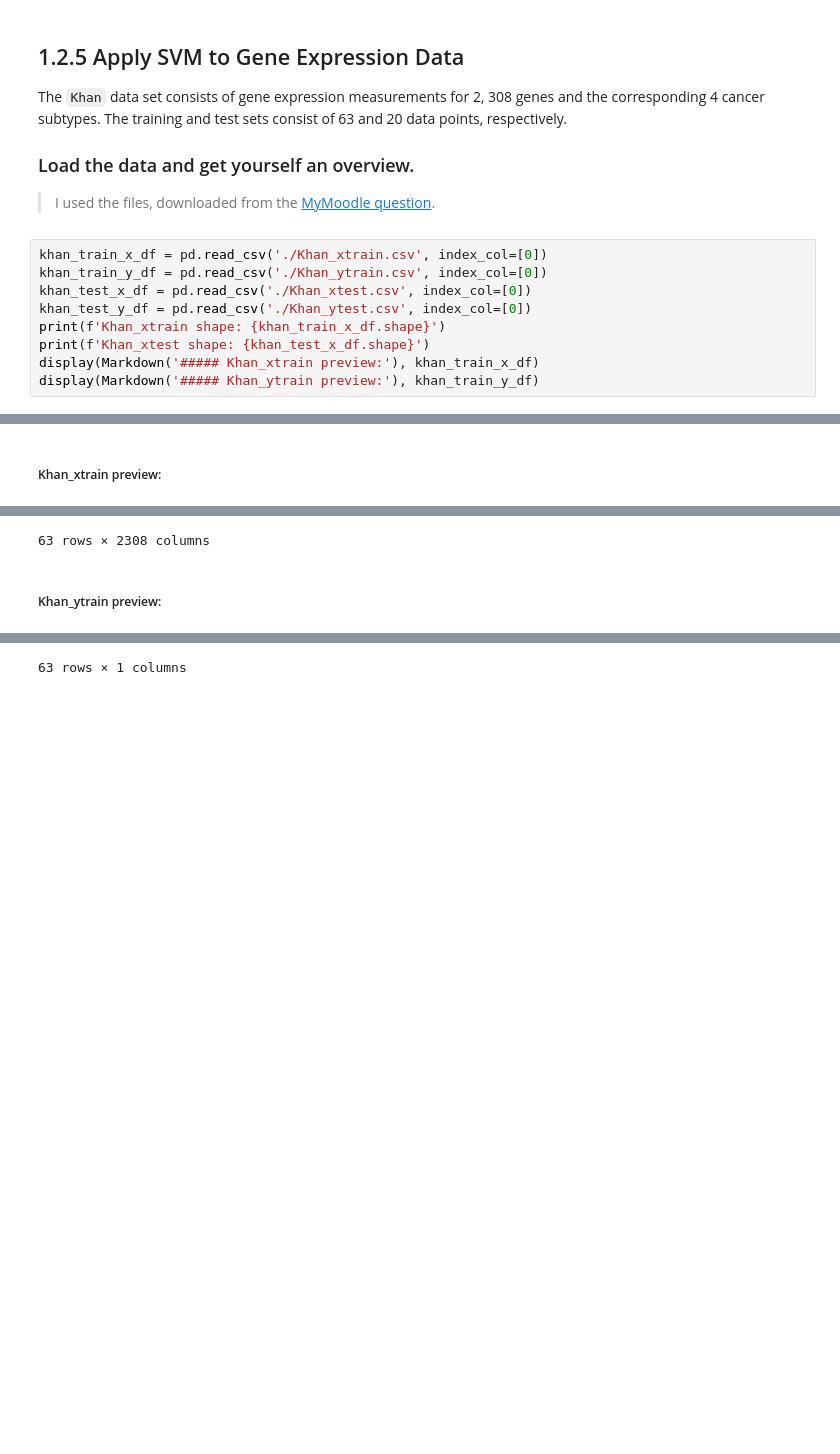
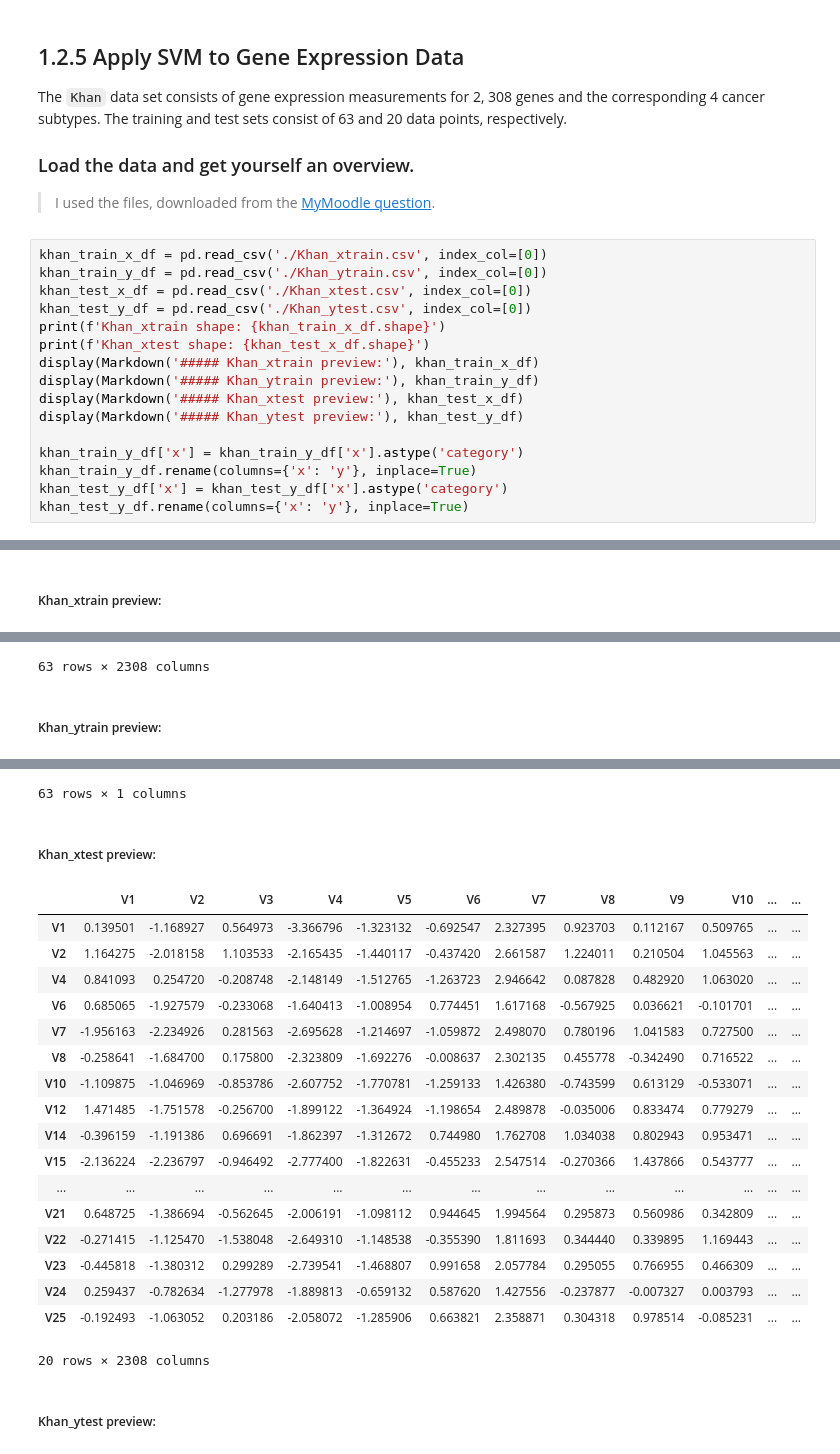
Before and after one commit to shevchenkobn/ml-practice, a Jupyter notebook: a7/a7.ipynb, the cells around one changed output, grey strips where cells are left out. Drawn from its saved outputs; the diff is of its cells as text; blank space fills up the shorter version.

```diff
--- a/a7/a7.ipynb
+++ b/a7/a7.ipynb
@@ -638,34 +634,61 @@ print(f'Khan_xtrain shape: {khan_train_x_df.shape}')
 print(f'Khan_xtest shape: {khan_test_x_df.shape}')
 display(Markdown('##### Khan_xtrain preview:'), khan_train_x_df)
 display(Markdown('##### Khan_ytrain preview:'), khan_train_y_df)
+display(Markdown('##### Khan_xtest preview:'), khan_test_x_df)
+display(Markdown('##### Khan_ytest preview:'), khan_test_y_df)
+
+khan_train_y_df['x'] = khan_train_y_df['x'].astype('category')
+khan_train_y_df.rename(columns={'x': 'y'}, inplace=True)
+khan_test_y_df['x'] = khan_test_y_df['x'].astype('category')
+khan_test_y_df.rename(columns={'x': 'y'}, inplace=True)
 # %% [output]
 Khan_xtrain shape: (63, 2308)
 Khan_xtest shape: (20, 2308)
 ##### Khan_xtrain preview:
 |  | V1 | V2 | V3 | V4 | V5 | V6 | V7 | V8 | V9 | V10 | ... | ... |
 | V1 | 0.773344 | -2.438405 | -0.482562 | -2.721135 | -1.217058 | 0.827809 | 1.342604 | 0.057042 | 0.133569 | 0.565427 | ... | ... |
 | V2 | -0.078178 | -2.415754 | 0.412772 | -2.825146 | -0.626236 | 0.054488 | 1.429498 | -0.120249 | 0.456792 | 0.159053 | ... | ... |
 | V3 | -0.084469 | -1.649739 | -0.241308 | -2.875286 | -0.889405 | -0.027474 | 1.159300 | 0.015676 | 0.191942 | 0.496585 | ... | ... |
 | V4 | 0.965614 | -2.380547 | 0.625297 | -1.741256 | -0.845366 | 0.949687 | 1.093801 | 0.819736 | -0.284620 | 0.994732 | ... | ... |
 | V5 | 0.075664 | -1.728785 | 0.852626 | 0.272695 | -1.841370 | 0.327936 | 1.251219 | 0.771450 | 0.030917 | 0.278313 | ... | ... |
 | ... | ... | ... | ... | ... | ... | ... | ... | ... | ... | ... | ... | ... |
 | V59 | -2.683846 | -2.117767 | -0.523236 | -2.174192 | -0.448947 | 0.543022 | 1.338731 | 0.194250 | 0.599276 | 0.637370 | ... | ... |
 | V60 | -1.207646 | -2.478130 | 0.094310 | 0.273456 | -1.113218 | -0.283690 | 1.105985 | 0.801284 | 0.381582 | 0.714811 | ... | ... |
 | V61 | -1.684161 | -2.053384 | 0.563835 | 0.314446 | -2.052605 | -0.630172 | 1.570967 | 0.137324 | 1.036985 | 0.973654 | ... | ... |
 | V62 | -2.258568 | -2.308603 | -1.443076 | 0.233094 | -1.779633 | -0.030665 | 1.532665 | -0.408419 | 0.795162 | 0.376242 | ... | ... |
 | V63 | -1.146333 | -3.007805 | -0.029326 | 0.237835 | -2.859455 | 0.042293 | 1.318417 | -0.540426 | 0.183071 | 0.503438 | ... | ... |
 63 rows × 2308 columns
 ##### Khan_ytrain preview:
 |  | x |
 | 1 | 2 |
 | 2 | 2 |
 | 3 | 2 |
 | 4 | 2 |
 | 5 | 2 |
 | ... | ... |
 | 59 | 1 |
 | 60 | 1 |
 | 61 | 1 |
 | 62 | 1 |
 | 63 | 1 |
 63 rows × 1 columns
+##### Khan_xtest preview:
+|  | V1 | V2 | V3 | V4 | V5 | V6 | V7 | V8 | V9 | V10 | ... | ... |
+| V1 | 0.139501 | -1.168927 | 0.564973 | -3.366796 | -1.323132 | -0.692547 | 2.327395 | 0.923703 | 0.112167 | 0.509765 | ... | ... |
+| V2 | 1.164275 | -2.018158 | 1.103533 | -2.165435 | -1.440117 | -0.437420 | 2.661587 | 1.224011 | 0.210504 | 1.045563 | ... | ... |
+| V4 | 0.841093 | 0.254720 | -0.208748 | -2.148149 | -1.512765 | -1.263723 | 2.946642 | 0.087828 | 0.482920 | 1.063020 | ... | ... |
+| V6 | 0.685065 | -1.927579 | -0.233068 | -1.640413 | -1.008954 | 0.774451 | 1.617168 | -0.567925 | 0.036621 | -0.101701 | ... | ... |
+| V7 | -1.956163 | -2.234926 | 0.281563 | -2.695628 | -1.214697 | -1.059872 | 2.498070 | 0.780196 | 1.041583 | 0.727500 | ... | ... |
+| V8 | -0.258641 | -1.684700 | 0.175800 | -2.323809 | -1.692276 | -0.008637 | 2.302135 | 0.455778 | -0.342490 | 0.716522 | ... | ... |
+| V10 | -1.109875 | -1.046969 | -0.853786 | -2.607752 | -1.770781 | -1.259133 | 1.426380 | -0.743599 | 0.613129 | -0.533071 | ... | ... |
+| V12 | 1.471485 | -1.751578 | -0.256700 | -1.899122 | -1.364924 | -1.198654 | 2.489878 | -0.035006 | 0.833474 | 0.779279 | ... | ... |
+| V14 | -0.396159 | -1.191386 | 0.696691 | -1.862397 | -1.312672 | 0.744980 | 1.762708 | 1.034038 | 0.802943 | 0.953471 | ... | ... |
+| V15 | -2.136224 | -2.236797 | -0.946492 | -2.777400 | -1.822631 | -0.455233 | 2.547514 | -0.270366 | 1.437866 | 0.543777 | ... | ... |
+| ... | ... | ... | ... | ... | ... | ... | ... | ... | ... | ... | ... | ... |
+| V21 | 0.648725 | -1.386694 | -0.562645 | -2.006191 | -1.098112 | 0.944645 | 1.994564 | 0.295873 | 0.560986 | 0.342809 | ... | ... |
+| V22 | -0.271415 | -1.125470 | -1.538048 | -2.649310 | -1.148538 | -0.355390 | 1.811693 | 0.344440 | 0.339895 | 1.169443 | ... | ... |
+| V23 | -0.445818 | -1.380312 | 0.299289 | -2.739541 | -1.468807 | 0.991658 | 2.057784 | 0.295055 | 0.766955 | 0.466309 | ... | ... |
+| V24 | 0.259437 | -0.782634 | -1.277978 | -1.889813 | -0.659132 | 0.587620 | 1.427556 | -0.237877 | -0.007327 | 0.003793 | ... | ... |
+| V25 | -0.192493 | -1.063052 | 0.203186 | -2.058072 | -1.285906 | 0.663821 | 2.358871 | 0.304318 | 0.978514 | -0.085231 | ... | ... |
+20 rows × 2308 columns
+##### Khan_ytest preview:
```
Also changed, not shown: parts of 10 cells of this notebook, 2 other files.
